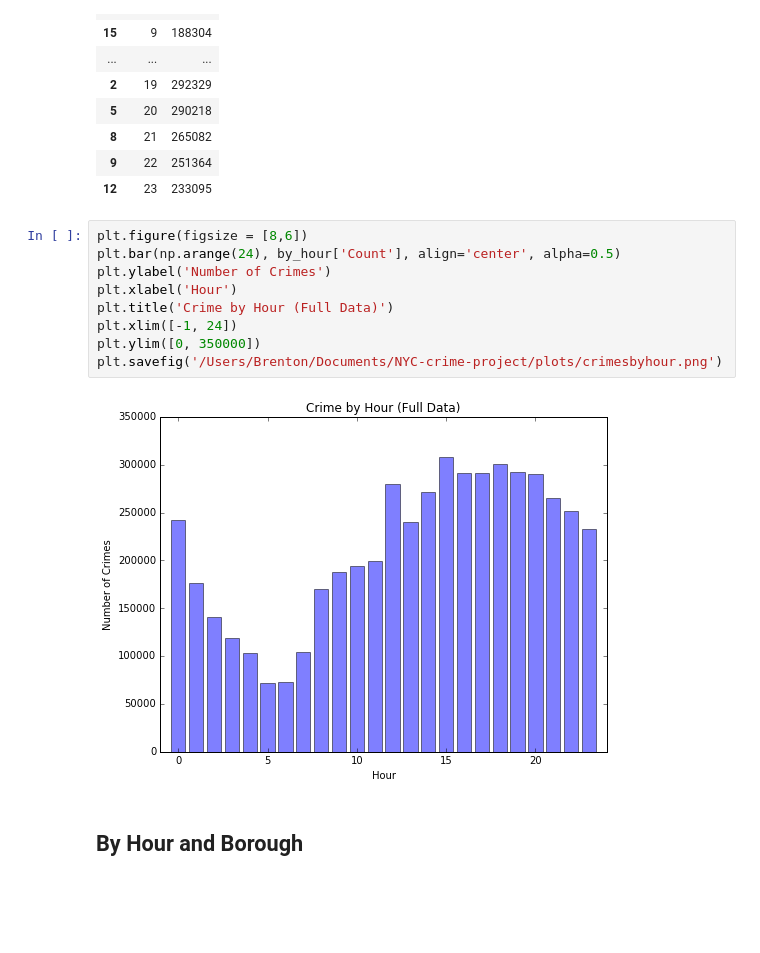
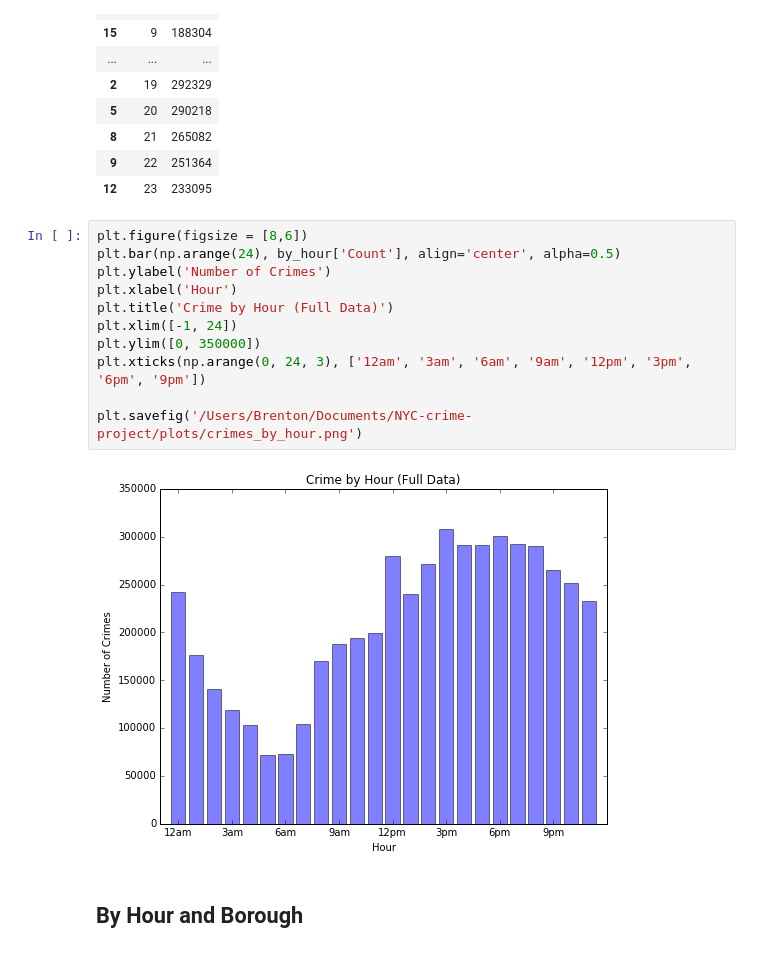
Before and after one commit to brenton72/NYC-crime-project, a Jupyter notebook: plotting_notebooks/DateTime_Plotting-BA.ipynb, the cells around one changed output. Drawn from its saved outputs; the diff is of its cells as text; blank space fills up the shorter version.

```diff
--- a/plotting_notebooks/DateTime_Plotting-BA.ipynb
+++ b/plotting_notebooks/DateTime_Plotting-BA.ipynb
@@ -205,14 +215,16 @@ by_hour
 # %%
 plt.figure(figsize = [8,6])
 plt.bar(np.arange(24), by_hour['Count'], align='center', alpha=0.5)
 plt.ylabel('Number of Crimes')
 plt.xlabel('Hour')
 plt.title('Crime by Hour (Full Data)')
 plt.xlim([-1, 24])
 plt.ylim([0, 350000])
-plt.savefig('/Users/Brenton/Documents/NYC-crime-project/plots/crimesbyhour.png')
+plt.xticks(np.arange(0, 24, 3), ['12am', '3am', '6am', '9am', '12pm', '3pm', '6pm', '9pm'])
+
+plt.savefig('/Users/Brenton/Documents/NYC-crime-project/plots/crimes_by_hour.png')
 # %% [output]
-[figure, old version]
+[figure, new version]
 # %% [markdown]
 ## By Hour and Borough
 # %%
```
Also changed, not shown: parts of 11 cells of this notebook, 1 other file.
